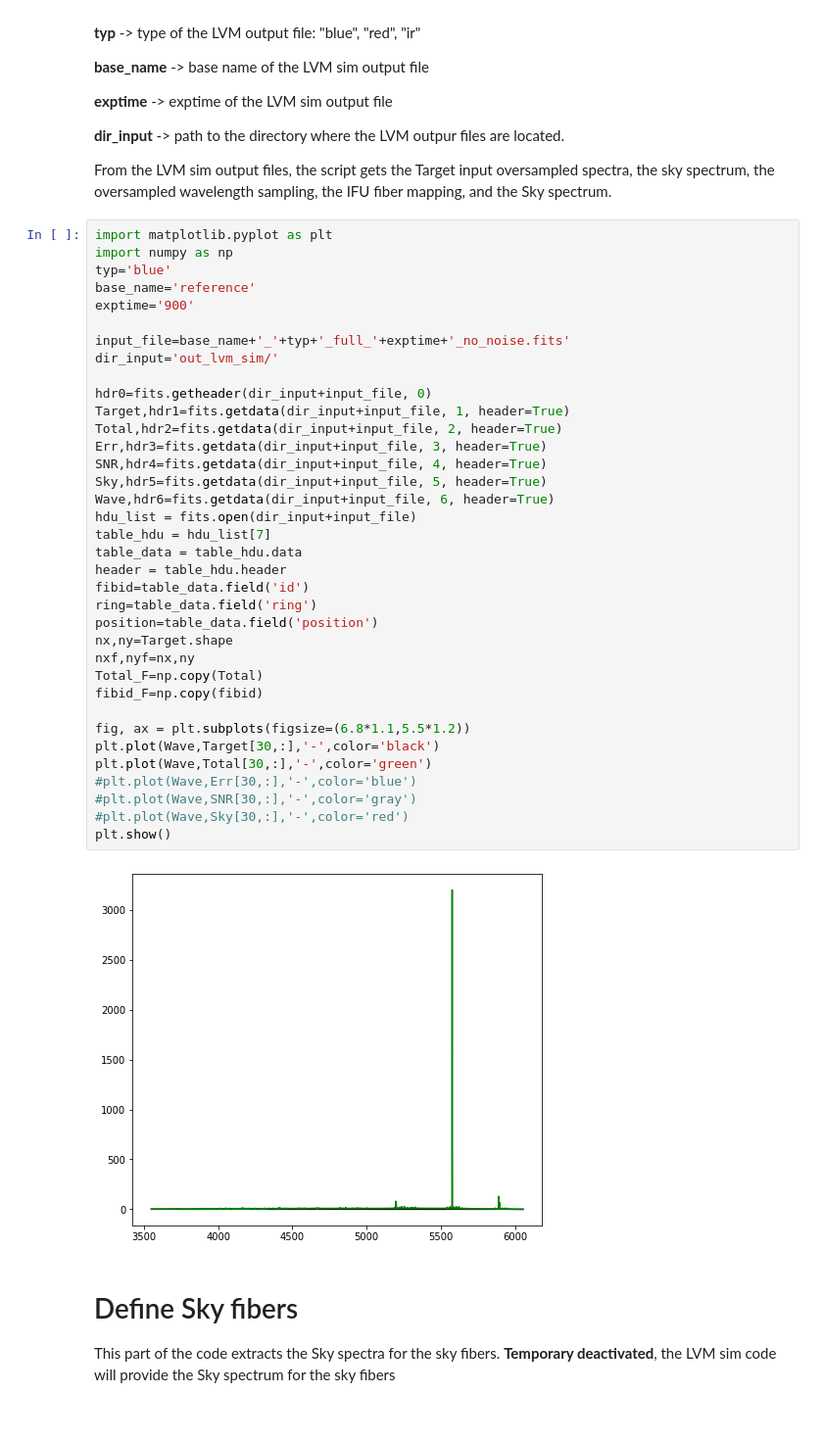
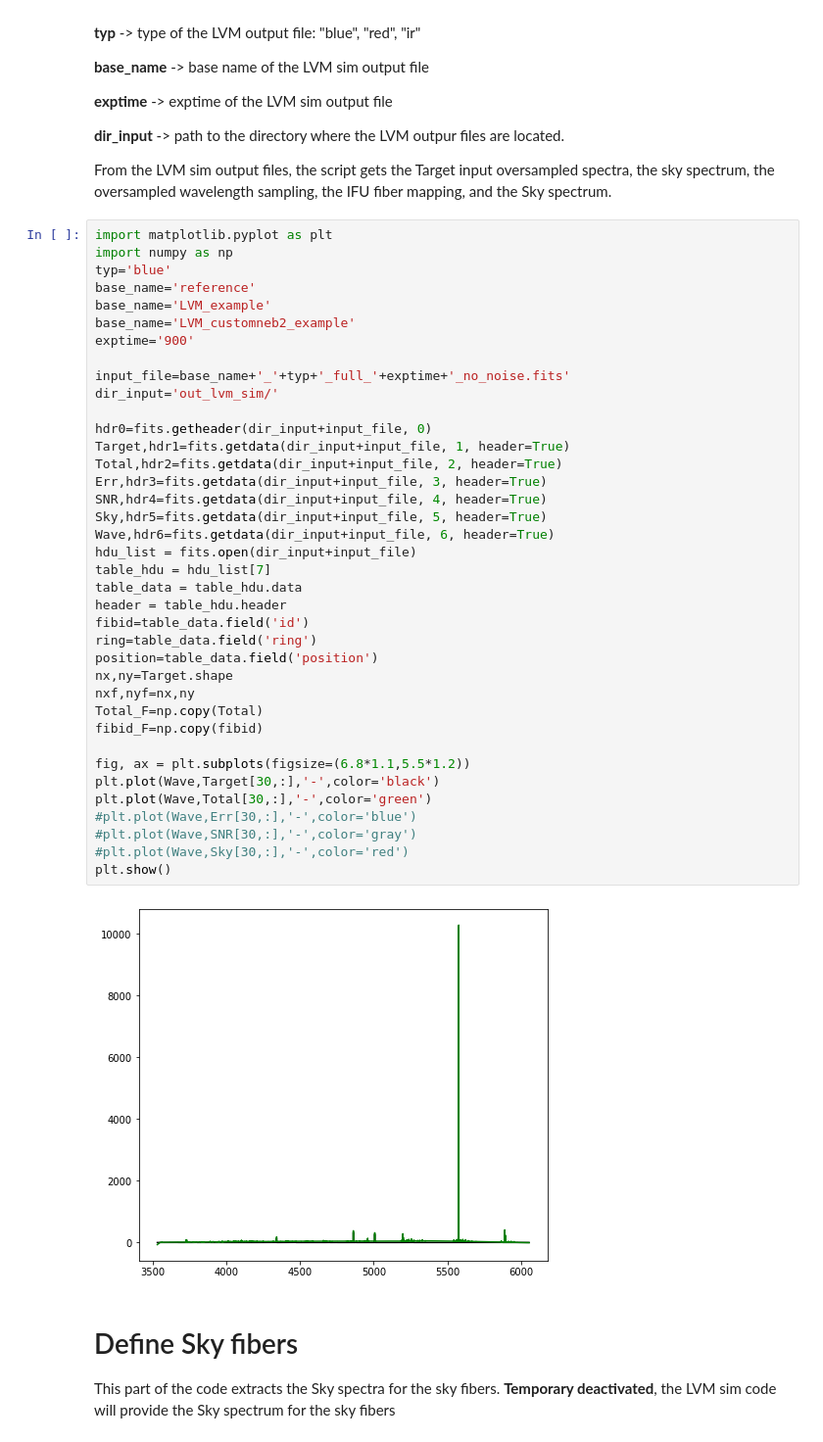
Before and after one commit to hjibarram/LVM_2D, a Jupyter notebook: Example.ipynb, the cells around one changed output. Shown at 98% size. Drawn from its saved outputs; the diff is of its cells as text.

```diff
--- a/Example.ipynb
+++ b/Example.ipynb
@@ -82,39 +82,41 @@ import matplotlib.pyplot as plt
 import numpy as np
 typ='blue'
 base_name='reference'
+base_name='LVM_example'
+base_name='LVM_customneb2_example'
 exptime='900'
 
 input_file=base_name+'_'+typ+'_full_'+exptime+'_no_noise.fits'
 dir_input='out_lvm_sim/'
 
 hdr0=fits.getheader(dir_input+input_file, 0)
 Target,hdr1=fits.getdata(dir_input+input_file, 1, header=True)
 Total,hdr2=fits.getdata(dir_input+input_file, 2, header=True)
 Err,hdr3=fits.getdata(dir_input+input_file, 3, header=True)
 SNR,hdr4=fits.getdata(dir_input+input_file, 4, header=True)
 Sky,hdr5=fits.getdata(dir_input+input_file, 5, header=True)
 Wave,hdr6=fits.getdata(dir_input+input_file, 6, header=True)
 hdu_list = fits.open(dir_input+input_file)
 table_hdu = hdu_list[7]
 table_data = table_hdu.data
 header = table_hdu.header
 fibid=table_data.field('id')
 ring=table_data.field('ring')
 position=table_data.field('position')
 nx,ny=Target.shape
 nxf,nyf=nx,ny
 Total_F=np.copy(Total)
 fibid_F=np.copy(fibid)
 
 fig, ax = plt.subplots(figsize=(6.8*1.1,5.5*1.2))
 plt.plot(Wave,Target[30,:],'-',color='black')
 plt.plot(Wave,Total[30,:],'-',color='green')
 #plt.plot(Wave,Err[30,:],'-',color='blue')
 #plt.plot(Wave,SNR[30,:],'-',color='gray')
 #plt.plot(Wave,Sky[30,:],'-',color='red')
 plt.show()
 # %% [output]
-[figure, old version]
+[figure, new version]
 # %% [markdown]
 <h1>Define Sky fibers</h1>
 
```
Also changed, not shown: parts of 3 cells of this notebook.
